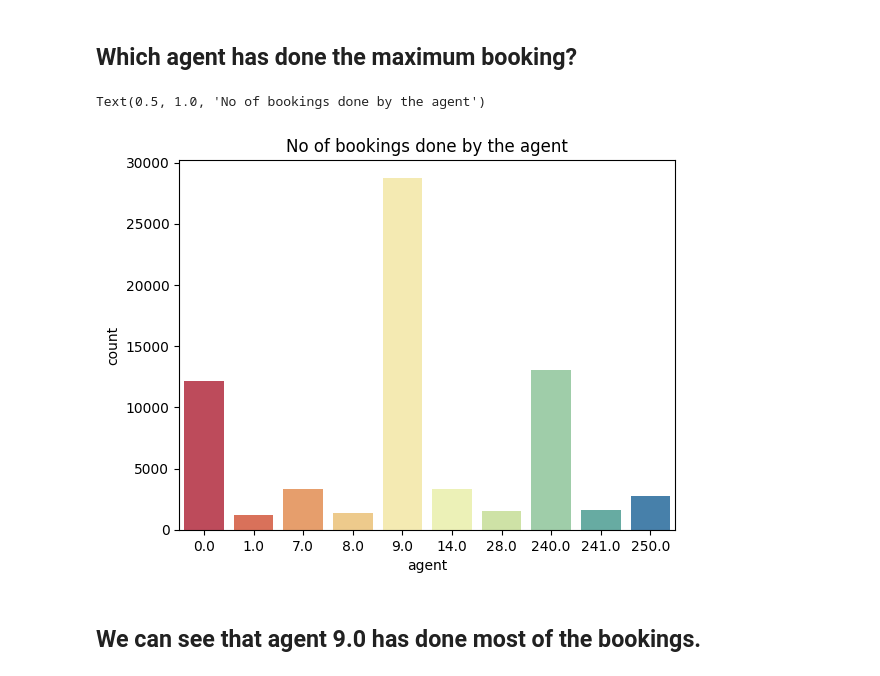
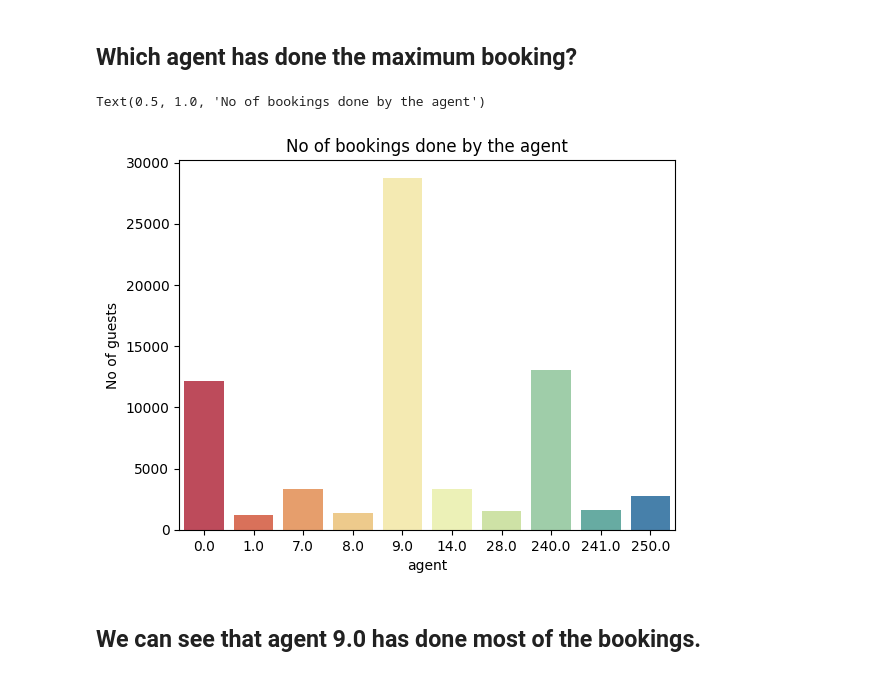
Before and after one commit to vishant750/hotelbookinganalysis, a Jupyter notebook: EDA_Hotel_Analysis.ipynb, the cells around one changed output. Cells and saved outputs as stored; diff of their text form; code cells hidden in the pictures.

```diff
--- a/EDA_Hotel_Analysis.ipynb
+++ b/EDA_Hotel_Analysis.ipynb
@@ -438,11 +441,12 @@ Text(0.5, 1.0, 'Booking by the total members')
 # %%
 agent_df=hotel_df['agent'].value_counts().sort_values(ascending=False).reset_index().head(10)
 agent_df.columns=['agent','count']
 sns.barplot(x='agent',y='count',data=agent_df,palette='Spectral')
+plt.ylabel('No of guests')
 plt.title('No of bookings done by the agent')
 # %% [output]
 Text(0.5, 1.0, 'No of bookings done by the agent')
-[figure, old version]
+[figure, new version]
 # %% [markdown]
 ## We can see that agent 9.0 has done most of the bookings.
 # %% [markdown]
```
Also changed, not shown: parts of 10 cells of this notebook.
